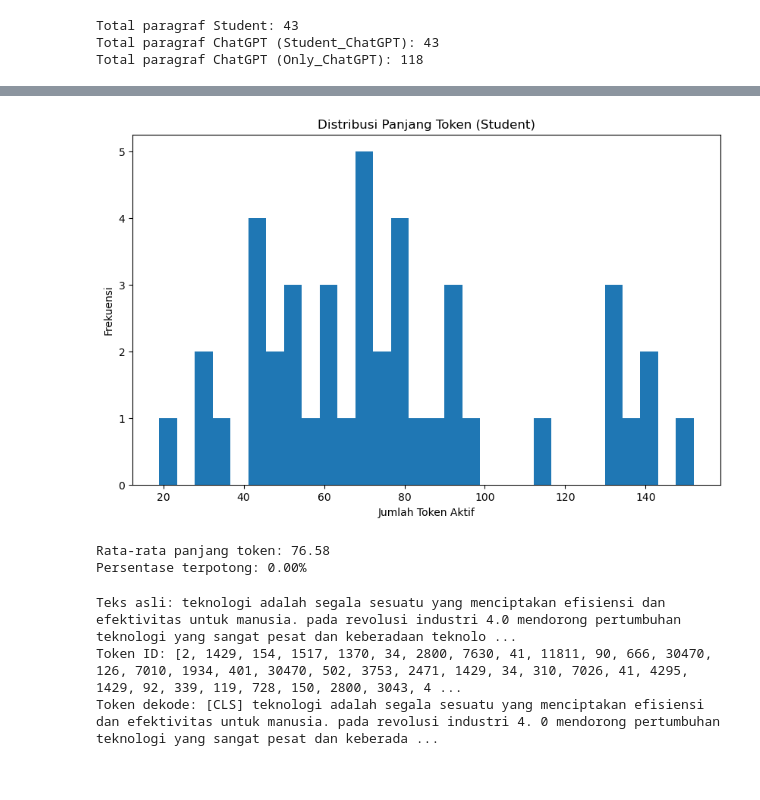
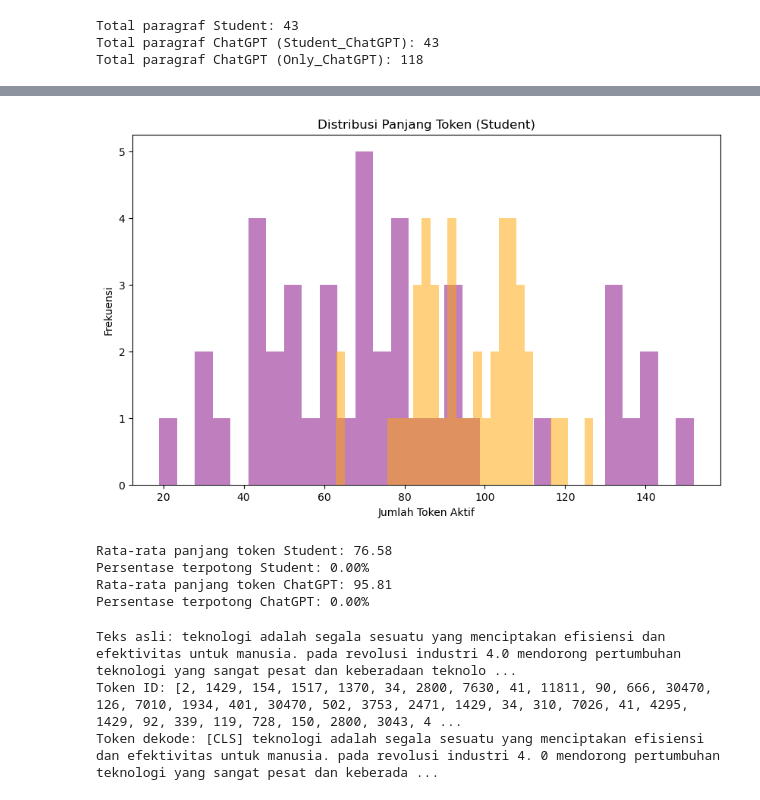
Before and after one commit to mharits-s/Essay-Detector, a Jupyter notebook: code_v1.3.ipynb, the cells around one changed output, grey strips where cells are left out. Cells and saved outputs as stored; diff of their text form; code cells hidden in the pictures.

```diff
--- a/code_v1.3.ipynb
+++ b/code_v1.3.ipynb
@@ -188,18 +187,25 @@ I0000 00:00:1744543065.009683   60689 gpu_device.cc:2019] Created device /job:lo
 # %%
 # Memeriksa distribusi panjang token untuk memastikan max_length cukup
 student_lengths = [sum(mask) for mask in std_tokens['attention_mask'].numpy()]
+chatgpt_lengths = [sum(mask) for mask in gpt_tokens_1['attention_mask'].numpy()]
+
 plt.figure(figsize=(10, 6))
-plt.hist(student_lengths, bins=30)
+plt.hist(student_lengths, bins=30, alpha=0.5, label='Student', color='purple')
+plt.hist(chatgpt_lengths, bins=30, alpha=0.5, label='ChatGPT', color='orange')
 plt.title('Distribusi Panjang Token (Student)')
 plt.xlabel('Jumlah Token Aktif')
 plt.ylabel('Frekuensi')
 plt.show()
-print(f"Rata-rata panjang token: {np.mean(student_lengths):.2f}")
-print(f"Persentase terpotong: {sum(l == 256 for l in student_lengths) / len(student_lengths) * 100:.2f}%")
+print(f"Rata-rata panjang token Student: {np.mean(student_lengths):.2f}")
+print(f"Persentase terpotong Student: {sum(l == 256 for l in student_lengths) / len(student_lengths) * 100:.2f}%")
+print(f"Rata-rata panjang token ChatGPT: {np.mean(chatgpt_lengths):.2f}")
+print(f"Persentase terpotong ChatGPT: {sum(l == 256 for l in chatgpt_lengths) / len(chatgpt_lengths) * 100:.2f}%")
 # %% [output]
-[figure, old version]
+[figure, new version]
-Rata-rata panjang token: 76.58
-Persentase terpotong: 0.00%
+Rata-rata panjang token Student: 76.58
+Persentase terpotong Student: 0.00%
+Rata-rata panjang token ChatGPT: 95.81
+Persentase terpotong ChatGPT: 0.00%
 # %%
 # Mendekode token untuk memastikan tokenisasi berfungsi dengan baik
 sample_text = std_par[0]
```
Also changed, not shown: parts of 19 cells of this notebook.
